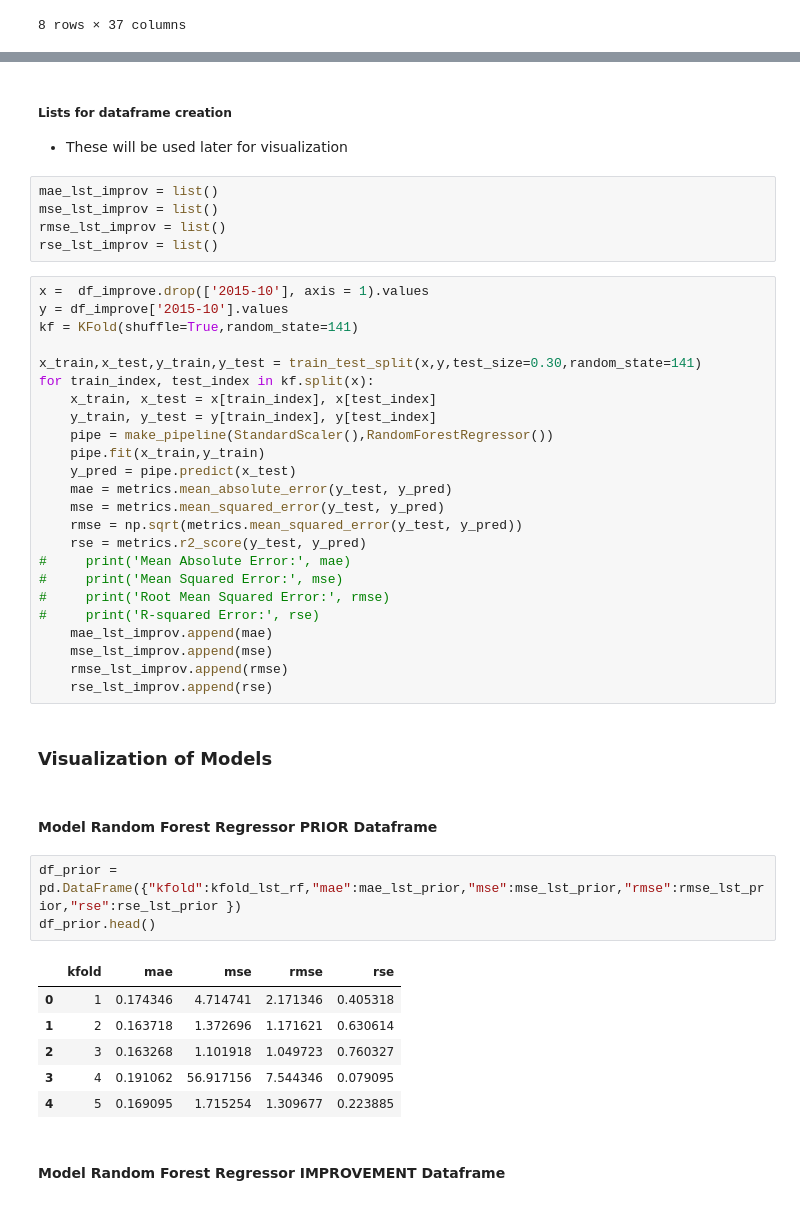
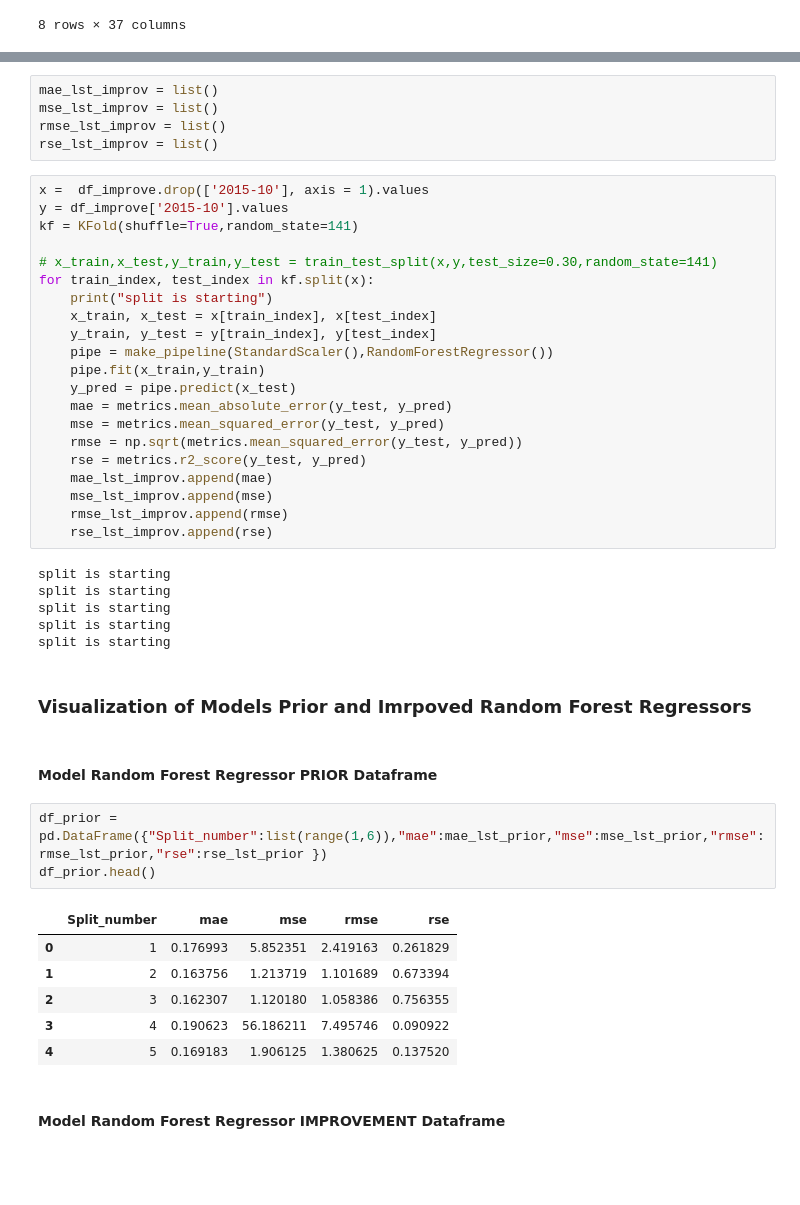
Before and after one commit to MichaelWoo-git/Predicting_Future_Sales_Timeseries, a Jupyter notebook: Predicting_Future_Sales.ipynb, the cells around one changed output, grey strips where cells are left out. Saved outputs shown, nothing was run; the diff lists cells and outputs as text; blank space fills up the shorter version.

```diff
--- a/woo_,michael_finalproj.ipynb
+++ b/Predicting_Future_Sales.ipynb
@@ -390,7 +390,4 @@ for train_index, test_index in kf.split(x):
     4. Added a pipeline for standardizing the data going into the model
-# %% [markdown]
-##### Lists for dataframe creation
-* These will be used later for visualization
 # %%
 mae_lst_improv = list()
 mse_lst_improv = list()
@@ -401,8 +398,9 @@ x =  df_improve.drop(['2015-10'], axis = 1).values
 y = df_improve['2015-10'].values
 kf = KFold(shuffle=True,random_state=141)
 
-x_train,x_test,y_train,y_test = train_test_split(x,y,test_size=0.30,random_state=141)
+# x_train,x_test,y_train,y_test = train_test_split(x,y,test_size=0.30,random_state=141)
 for train_index, test_index in kf.split(x):
+    print("split is starting")
     x_train, x_test = x[train_index], x[test_index]
     y_train, y_test = y[train_index], y[test_index]
     pipe = make_pipeline(StandardScaler(),RandomForestRegressor())
@@ -412,28 +410,30 @@ for train_index, test_index in kf.split(x):
     mse = metrics.mean_squared_error(y_test, y_pred)
     rmse = np.sqrt(metrics.mean_squared_error(y_test, y_pred))
     rse = metrics.r2_score(y_test, y_pred)
-#     print('Mean Absolute Error:', mae)
-#     print('Mean Squared Error:', mse)
-#     print('Root Mean Squared Error:', rmse)
-#     print('R-squared Error:', rse)
     mae_lst_improv.append(mae)
     mse_lst_improv.append(mse)
     rmse_lst_improv.append(rmse)
     rse_lst_improv.append(rse)
+# %% [output]
+split is starting
+split is starting
+split is starting
+split is starting
+split is starting
 # %% [markdown]
-### Visualization of Models
+### Visualization of Models Prior and Imrpoved Random Forest Regressors
 # %% [markdown]
 #### Model Random Forest Regressor PRIOR Dataframe
 # %%
-df_prior = pd.DataFrame({"kfold":kfold_lst_rf,"mae":mae_lst_prior,"mse":mse_lst_prior,"rmse":rmse_lst_prior,"rse":rse_lst_prior })
+df_prior = pd.DataFrame({"Split_number":list(range(1,6)),"mae":mae_lst_prior,"mse":mse_lst_prior,"rmse":rmse_lst_prior,"rse":rse_lst_prior })
 df_prior.head()
 # %% [output]
-|  | kfold | mae | mse | rmse | rse |
-| 0 | 1 | 0.174346 | 4.714741 | 2.171346 | 0.405318 |
-| 1 | 2 | 0.163718 | 1.372696 | 1.171621 | 0.630614 |
-| 2 | 3 | 0.163268 | 1.101918 | 1.049723 | 0.760327 |
-| 3 | 4 | 0.191062 | 56.917156 | 7.544346 | 0.079095 |
-| 4 | 5 | 0.169095 | 1.715254 | 1.309677 | 0.223885 |
+|  | Split_number | mae | mse | rmse | rse |
+| 0 | 1 | 0.176993 | 5.852351 | 2.419163 | 0.261829 |
+| 1 | 2 | 0.163756 | 1.213719 | 1.101689 | 0.673394 |
+| 2 | 3 | 0.162307 | 1.120180 | 1.058386 | 0.756355 |
+| 3 | 4 | 0.190623 | 56.186211 | 7.495746 | 0.090922 |
+| 4 | 5 | 0.169183 | 1.906125 | 1.380625 | 0.137520 |
 # %% [markdown]
 #### Model Random Forest Regressor IMPROVEMENT Dataframe
 # %%
```
Also changed, not shown: parts of 27 cells of this notebook, 2 other files.
